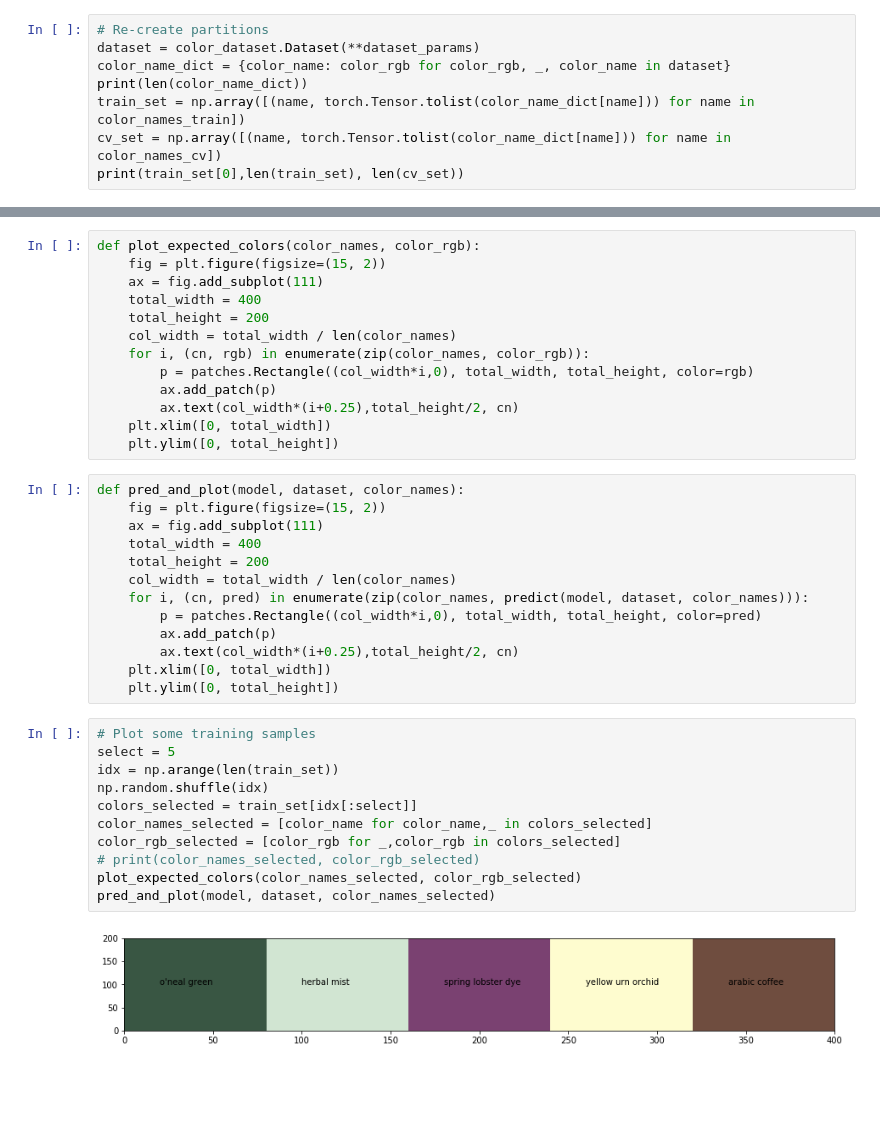
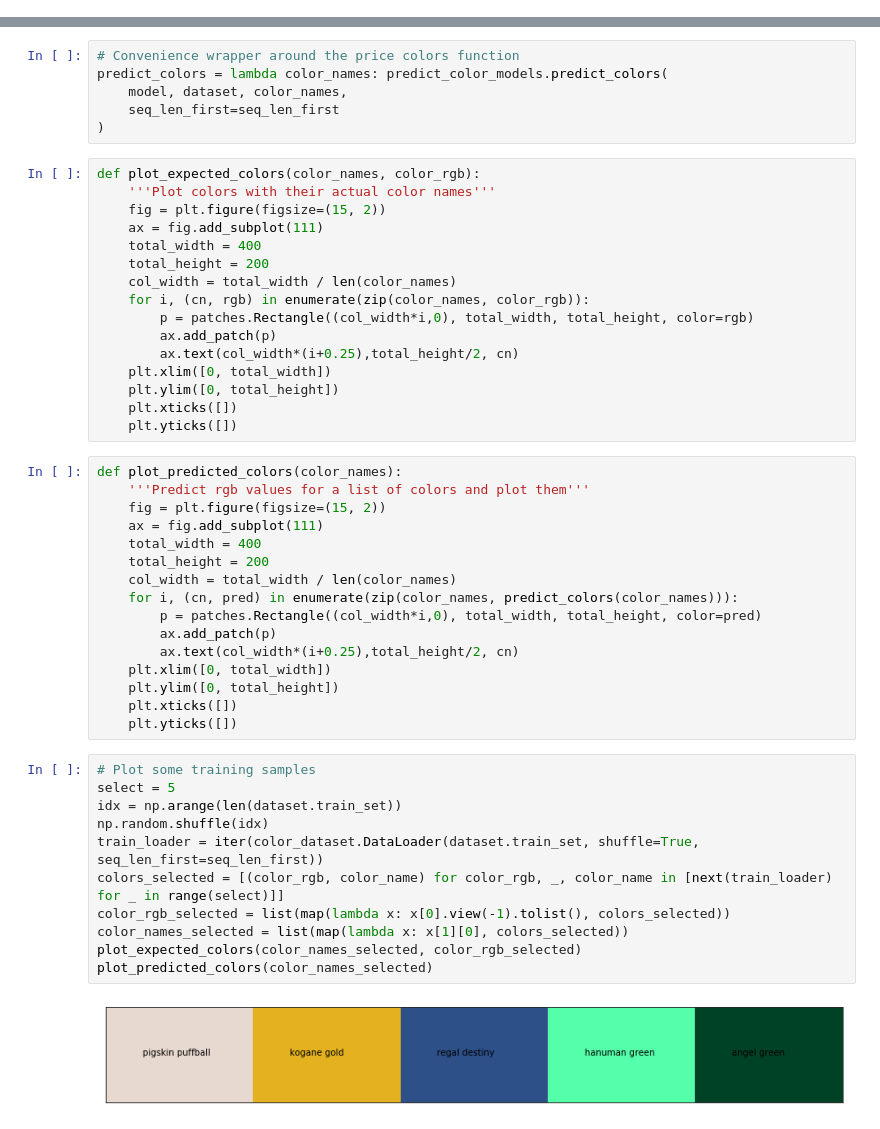
Before and after one commit to rbiswas143/color-namer, a Jupyter notebook: notebooks/predict_color_eval.ipynb, the cells around one changed output, grey strips where cells are left out. Saved outputs shown, nothing was run; the diff lists cells and outputs as text; blank space fills up the shorter version.

```diff
--- a/notebooks/predict_color_eval.ipynb
+++ b/notebooks/predict_color_eval.ipynb
@@ -84,8 +72,0 @@ Trainable Params: 121103
-# %%
-# Re-create partitions
-dataset = color_dataset.Dataset(**dataset_params)
-color_name_dict = {color_name: color_rgb for color_rgb, _, color_name in dataset}
-print(len(color_name_dict))
-train_set = np.array([(name, torch.Tensor.tolist(color_name_dict[name])) for name in color_names_train])
-cv_set = np.array([(name, torch.Tensor.tolist(color_name_dict[name])) for name in color_names_cv])
-print(train_set[0],len(train_set), len(cv_set))
@@ -120,5 +73,12 @@ ax.add_patch(p)
+# %%
+# Convenience wrapper around the price colors function
+predict_colors = lambda color_names: predict_color_models.predict_colors(
+    model, dataset, color_names,
+    seq_len_first=seq_len_first
+)
 # %%
 def plot_expected_colors(color_names, color_rgb):
+    '''Plot colors with their actual color names'''
     fig = plt.figure(figsize=(15, 2))
     ax = fig.add_subplot(111)
     total_width = 400
@@ -130,29 +90,34 @@ def plot_expected_colors(color_names, color_rgb):
         ax.text(col_width*(i+0.25),total_height/2, cn)
     plt.xlim([0, total_width])
     plt.ylim([0, total_height])
+    plt.xticks([])
+    plt.yticks([])
 # %%
-def pred_and_plot(model, dataset, color_names):
+def plot_predicted_colors(color_names):
+    '''Predict rgb values for a list of colors and plot them'''
     fig = plt.figure(figsize=(15, 2))
     ax = fig.add_subplot(111)
     total_width = 400
     total_height = 200
     col_width = total_width / len(color_names)
-    for i, (cn, pred) in enumerate(zip(color_names, predict(model, dataset, color_names))):
+    for i, (cn, pred) in enumerate(zip(color_names, predict_colors(color_names))):
         p = patches.Rectangle((col_width*i,0), total_width, total_height, color=pred)
         ax.add_patch(p)
         ax.text(col_width*(i+0.25),total_height/2, cn)
     plt.xlim([0, total_width])
     plt.ylim([0, total_height])
+    plt.xticks([])
+    plt.yticks([])
 # %%
 # Plot some training samples
 select = 5
-idx = np.arange(len(train_set))
+idx = np.arange(len(dataset.train_set))
 np.random.shuffle(idx)
-colors_selected = train_set[idx[:select]]
-color_names_selected = [color_name for color_name,_ in colors_selected]
-color_rgb_selected = [color_rgb for _,color_rgb in colors_selected]
-# print(color_names_selected, color_rgb_selected)
+train_loader = iter(color_dataset.DataLoader(dataset.train_set, shuffle=True, seq_len_first=seq_len_first))
+colors_selected = [(color_rgb, color_name) for color_rgb, _, color_name in [next(train_loader) for _ in range(select)]]
+color_rgb_selected = list(map(lambda x: x[0].view(-1).tolist(), colors_selected))
+color_names_selected = list(map(lambda x: x[1][0], colors_selected))
 plot_expected_colors(color_names_selected, color_rgb_selected)
-pred_and_plot(model, dataset, color_names_selected)
+plot_predicted_colors(color_names_selected)
 # %% [output]
-[figure, old version]
+[figure, new version]
```
Also changed, not shown: parts of 15 cells of this notebook, 6 other files.
